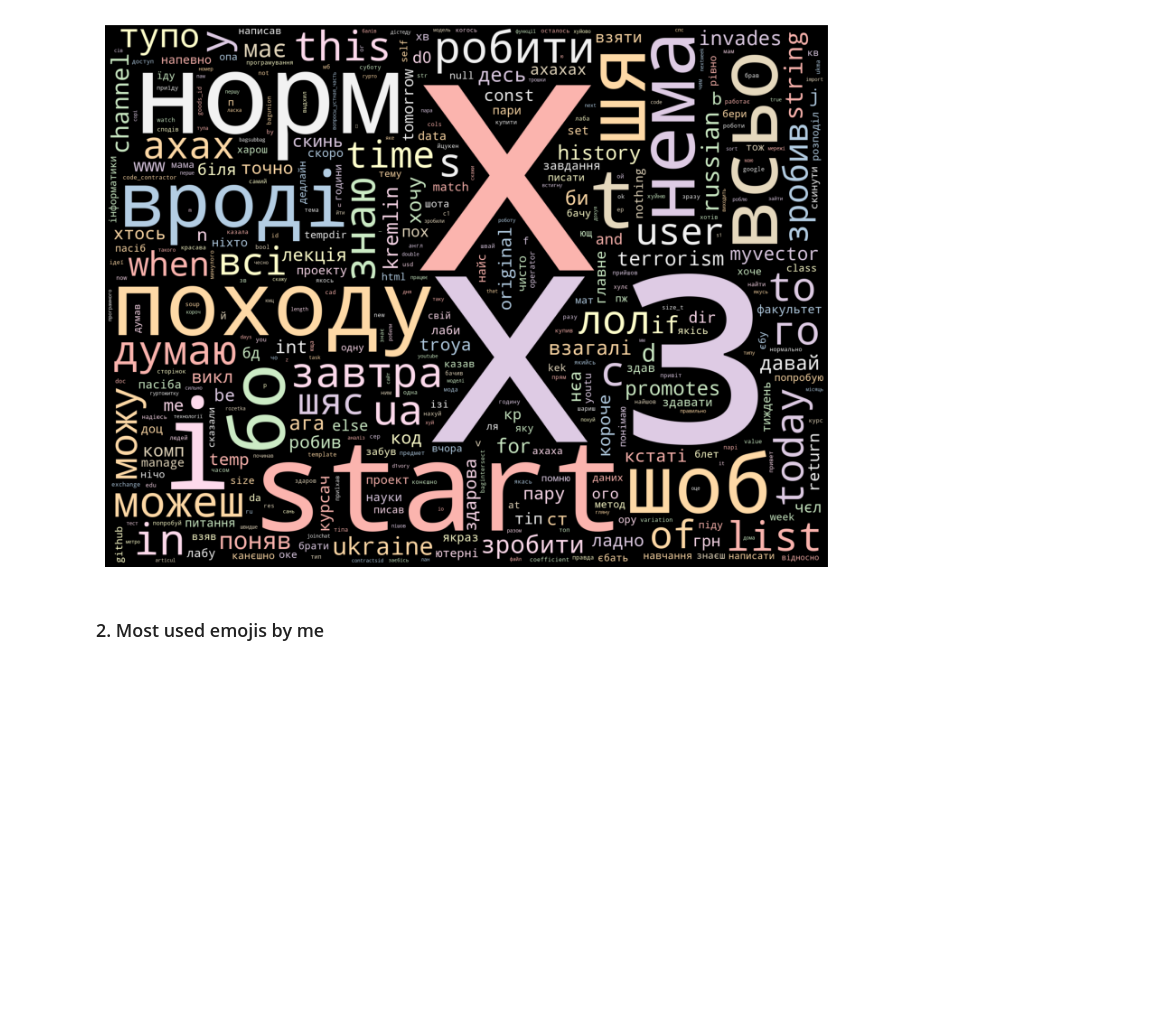
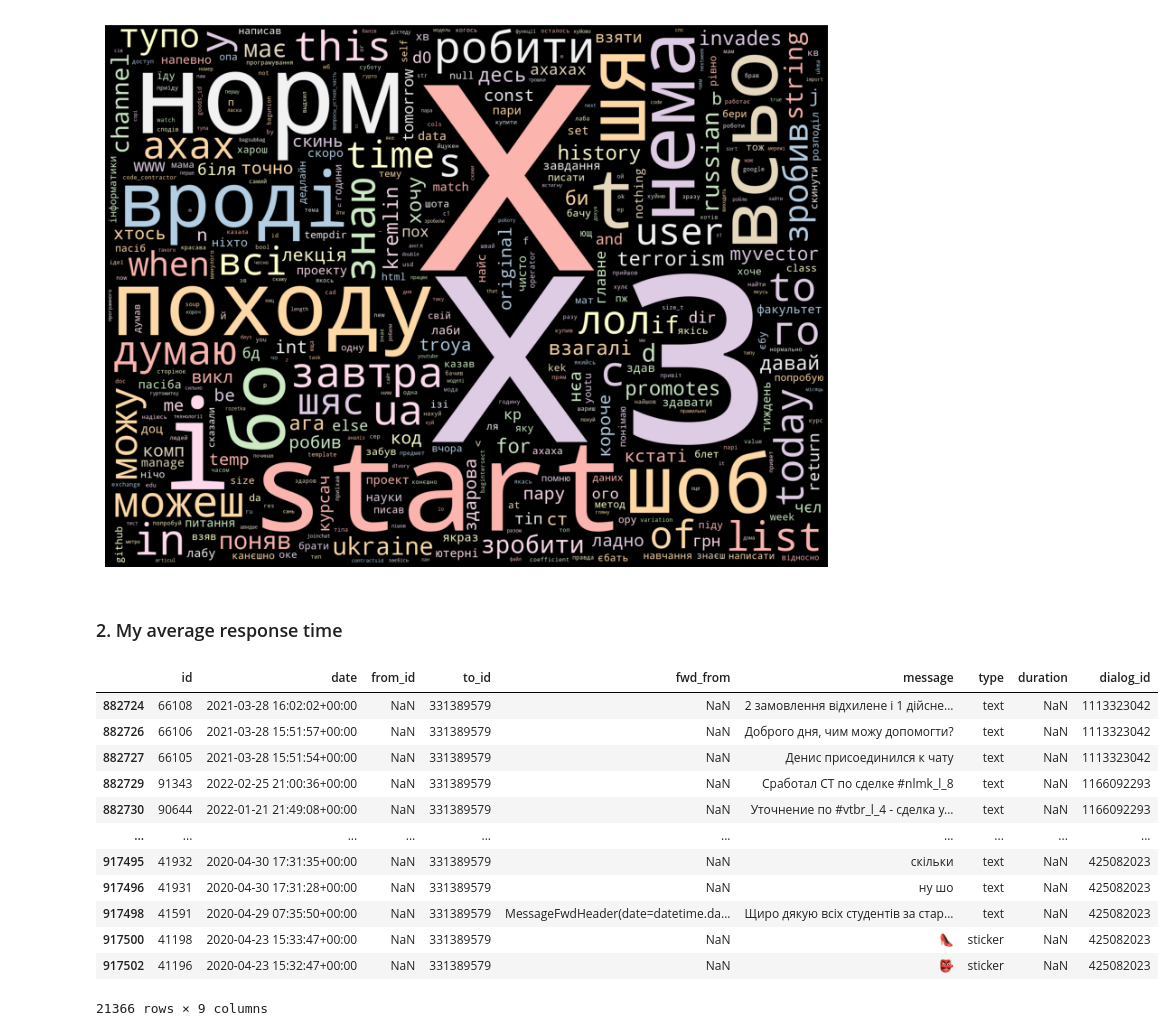
Before and after one commit to d1vory/machine_learning, a Jupyter notebook: people science/lab_05/telegram-dialogs-analysis-v2/2_eda.ipynb, the cells around one changed output. Drawn from its saved outputs; the diff is of its cells as text; code cells hidden in the pictures; blank space fills up the shorter version.

```diff
--- a/people science/lab_05/telegram-dialogs-analysis-v2/2_eda.ipynb
+++ b/people science/lab_05/telegram-dialogs-analysis-v2/2_eda.ipynb
@@ -208,5 +212,22 @@ plt.tight_layout(pad = 0)
 plt.show()
 # %% [output]
 [figure]
-# %% [markdown]
-### 2. Most used emojis by me
+# %% [markdown]
+### 2. My average response time
+# %%
+to_me_and_from_me = df.loc[ (df['to_id'] == MY_TELEGRAM_ID)]
+to_me_and_from_me
+# %% [output]
+|  | id | date | from_id | to_id | fwd_from | message | type | duration | dialog_id |
+| 882724 | 66108 | 2021-03-28 16:02:02+00:00 | NaN | 331389579 | NaN | 2 замовлення відхилене і 1 дійсне... | text | NaN | 1113323042 |
+| 882726 | 66106 | 2021-03-28 15:51:57+00:00 | NaN | 331389579 | NaN | Доброго дня, чим можу допомогти? | text | NaN | 1113323042 |
+| 882727 | 66105 | 2021-03-28 15:51:54+00:00 | NaN | 331389579 | NaN | Денис присоединился к чату | text | NaN | 1113323042 |
+| 882729 | 91343 | 2022-02-25 21:00:36+00:00 | NaN | 331389579 | NaN | Сработал СТ по сделке #nlmk_l_8 | text | NaN | 1166092293 |
+| 882730 | 90644 | 2022-01-21 21:49:08+00:00 | NaN | 331389579 | NaN | Уточнение по #vtbr_l_4 - сделка у... | text | NaN | 1166092293 |
+| ... | ... | ... | ... | ... | ... | ... | ... | ... | ... |
+| 917495 | 41932 | 2020-04-30 17:31:35+00:00 | NaN | 331389579 | NaN | скільки | text | NaN | 425082023 |
+| 917496 | 41931 | 2020-04-30 17:31:28+00:00 | NaN | 331389579 | NaN | ну шо | text | NaN | 425082023 |
+| 917498 | 41591 | 2020-04-29 07:35:50+00:00 | NaN | 331389579 | MessageFwdHeader(date=datetime.da... | Щиро дякую всіх студентів за стар... | text | NaN | 425082023 |
+| 917500 | 41198 | 2020-04-23 15:33:47+00:00 | NaN | 331389579 | NaN | 👠 | sticker | NaN | 425082023 |
+| 917502 | 41196 | 2020-04-23 15:32:47+00:00 | NaN | 331389579 | NaN | 👺 | sticker | NaN | 425082023 |
+21366 rows × 9 columns
```
Also changed, not shown: parts of 1 cell of this notebook, 2 other files.
